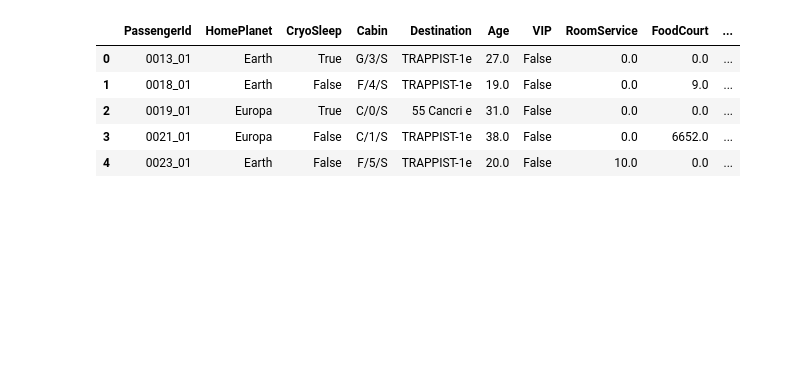
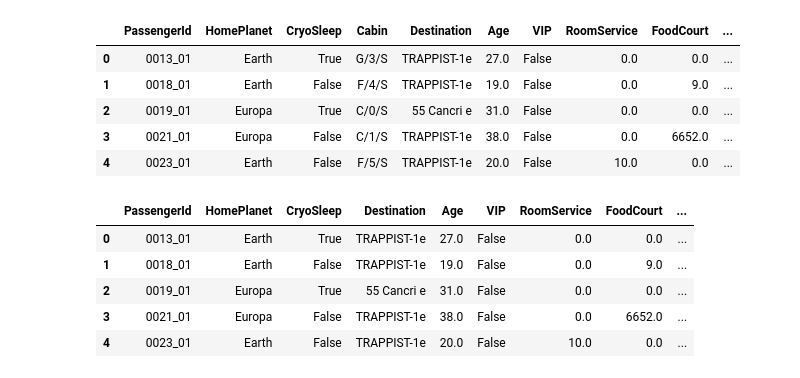
Before and after one commit to jasonwj96/kaggle-projects, a Jupyter notebook: notebooks/spaceship-titanic/preprocessing.ipynb, the cells around one changed output. Drawn from its saved outputs; the diff is of its cells as text; code cells hidden in the pictures; blank space fills up the shorter version.

```diff
--- a/notebooks/spaceship-titanic/preprocessing.ipynb
+++ b/notebooks/spaceship-titanic/preprocessing.ipynb
@@ -91,5 +91,13 @@ test_df.head()
 | 4 | 0023_01 | Earth | False | F/5/S | TRAPPIST-1e | 20.0 | False | 10.0 | 0.0 | ... |
 # %%
 test_df = preprocess(test_df, is_train=False)
+test_df.head()
+# %% [output]
+|  | PassengerId | HomePlanet | CryoSleep | Destination | Age | VIP | RoomService | FoodCourt | ... |
+| 0 | 0013_01 | Earth | True | TRAPPIST-1e | 27.0 | False | 0.0 | 0.0 | ... |
+| 1 | 0018_01 | Earth | False | TRAPPIST-1e | 19.0 | False | 0.0 | 9.0 | ... |
+| 2 | 0019_01 | Europa | True | 55 Cancri e | 31.0 | False | 0.0 | 0.0 | ... |
+| 3 | 0021_01 | Europa | False | TRAPPIST-1e | 38.0 | False | 0.0 | 6652.0 | ... |
+| 4 | 0023_01 | Earth | False | TRAPPIST-1e | 20.0 | False | 10.0 | 0.0 | ... |
 # %%
 test_df.to_parquet("data/spaceship-titanic-test.parquet")
```
Also changed, not shown: parts of 1 cell of this notebook, 1 other file.
